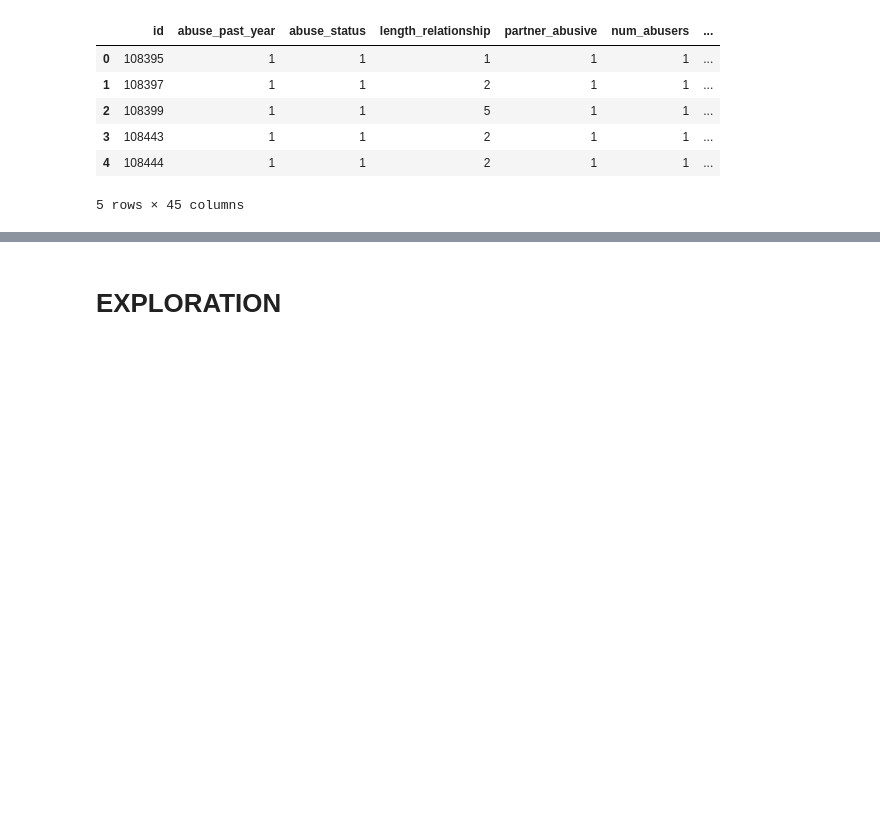
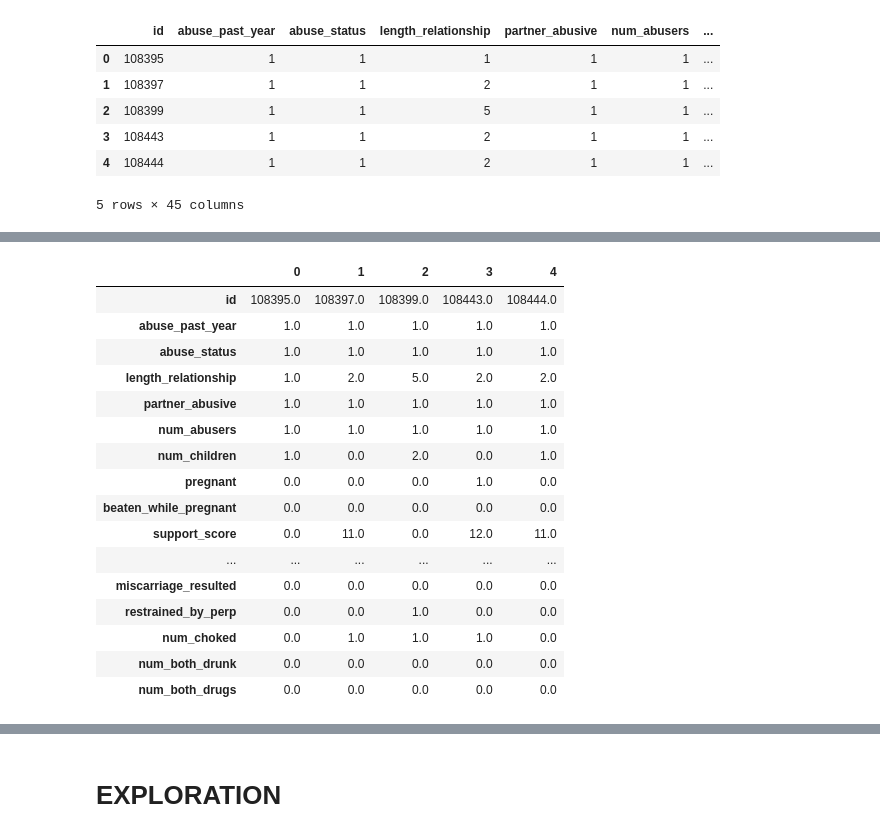
Before and after one commit to codeup-capstone-one/domestic-violence, a Jupyter notebook: master_phase2.ipynb, the cells around one changed output, grey strips where cells are left out. Cells and saved outputs as stored; diff of their text form; code cells hidden in the pictures; blank space fills up the shorter version.

```diff
--- a/master_phase2.ipynb
+++ b/master_phase2.ipynb
@@ -548,0 +628,20 @@ dfb.head()
+# %%
+dfb.head(5).T
+# %% [output]
+|  | 0 | 1 | 2 | 3 | 4 |
+| id | 108395.0 | 108397.0 | 108399.0 | 108443.0 | 108444.0 |
+| abuse_past_year | 1.0 | 1.0 | 1.0 | 1.0 | 1.0 |
+| abuse_status | 1.0 | 1.0 | 1.0 | 1.0 | 1.0 |
+| length_relationship | 1.0 | 2.0 | 5.0 | 2.0 | 2.0 |
+| partner_abusive | 1.0 | 1.0 | 1.0 | 1.0 | 1.0 |
+| num_abusers | 1.0 | 1.0 | 1.0 | 1.0 | 1.0 |
+| num_children | 1.0 | 0.0 | 2.0 | 0.0 | 1.0 |
+| pregnant | 0.0 | 0.0 | 0.0 | 1.0 | 0.0 |
+| beaten_while_pregnant | 0.0 | 0.0 | 0.0 | 0.0 | 0.0 |
+| support_score | 0.0 | 11.0 | 0.0 | 12.0 | 11.0 |
+| ... | ... | ... | ... | ... | ... |
+| miscarriage_resulted | 0.0 | 0.0 | 0.0 | 0.0 | 0.0 |
+| restrained_by_perp | 0.0 | 0.0 | 1.0 | 0.0 | 0.0 |
+| num_choked | 0.0 | 1.0 | 1.0 | 1.0 | 0.0 |
+| num_both_drunk | 0.0 | 0.0 | 0.0 | 0.0 | 0.0 |
+| num_both_drugs | 0.0 | 0.0 | 0.0 | 0.0 | 0.0 |
```
Also changed, not shown: parts of 22 cells of this notebook.
